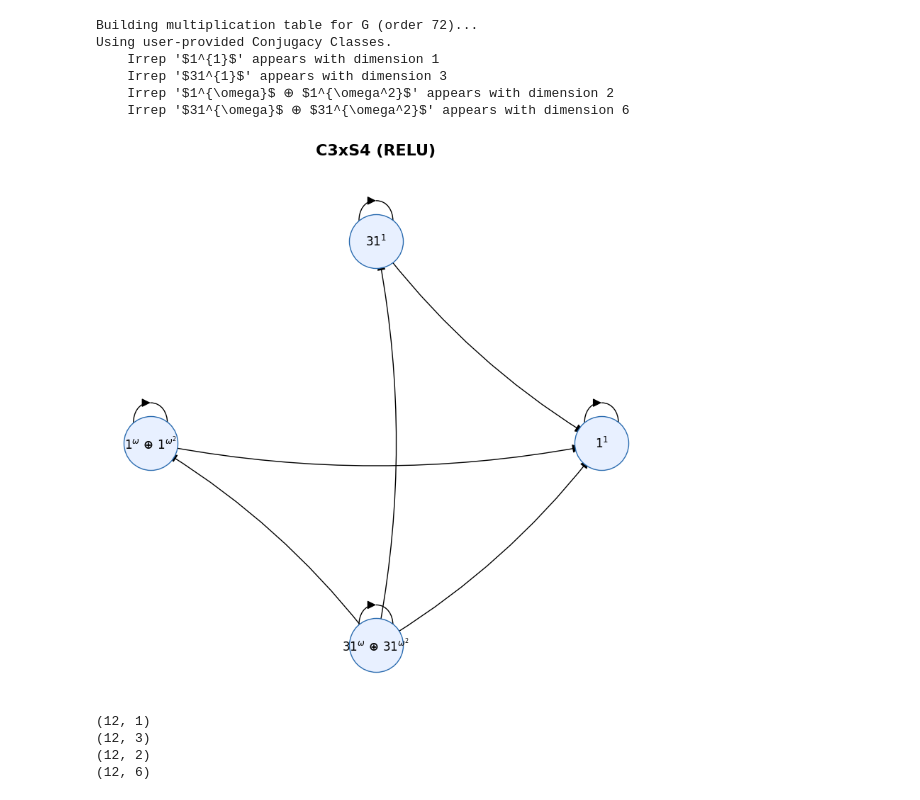
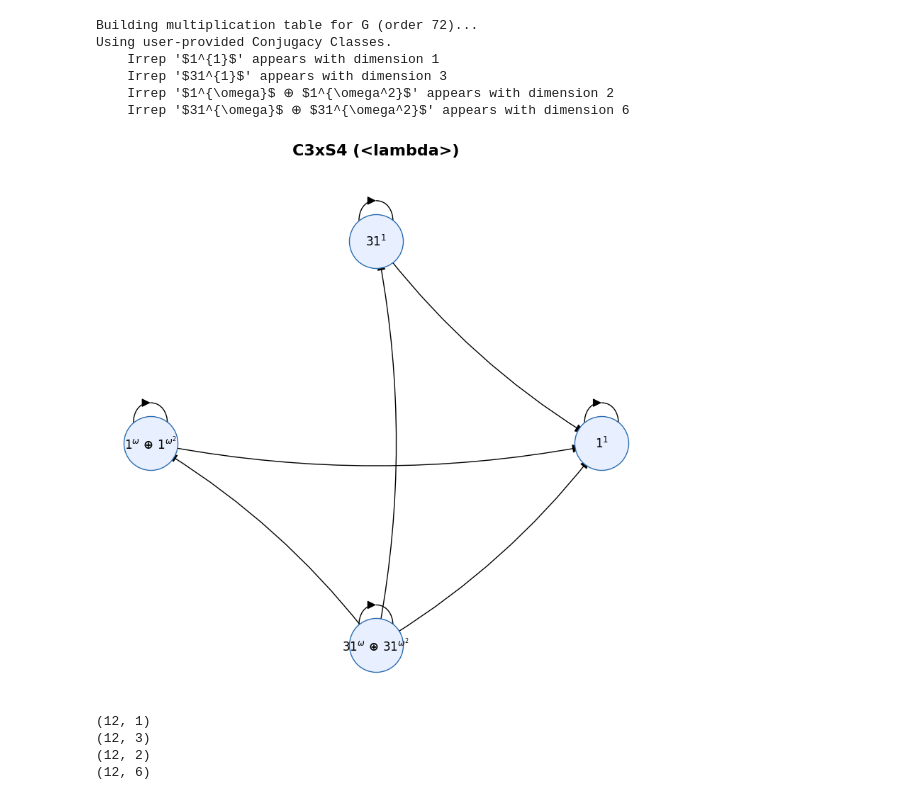
Before and after one commit to ManiShayestehfar/Masters, a Jupyter notebook: equivarient_NN/finite_groups/C3_X_S4_S3.ipynb, the cells around one changed output. Drawn from its saved outputs; the diff is of its cells as text; code cells hidden in the pictures.

```diff
--- a/equivarient_NN/finite_groups/C3_X_S4_S3.ipynb
+++ b/equivarient_NN/finite_groups/C3_X_S4_S3.ipynb
@@ -291,7 +291,7 @@ def build_irrep_mats(G: FiniteGroup):
 
     return irrep_mats
 # %%
-activation_fn = RELU
+activation_fn = lambda x: x**2 + 2*x + 3
 
 # --- RUN --- #
 
@@ -299,34 +299,34 @@ elements, mult_func = define_group()
 classes_data = define_conjugacy_classes()
 
 G = FiniteGroup(elements, mult_func, classes=classes_data)
 
 # H = Stabilizer of '3' in S4 component, Trivial in C3 component
 H_elements = define_subgroup(G)
 solver = InducedRepSolver(G)
 solver.set_subgroup(H_elements)
 
 char_map, labels = define_character_table()
 solver.load_character_table(char_map, labels=labels)
 
 irrep_mats = build_irrep_mats(G)
 solver.load_irrep_matrices(irrep_mats)
 solver.compute_projectors(refine=False)
 
 for label, Q in solver.Qblocks.items():
     if Q.shape[1] > 0:
         print(f"    Irrep '{label}' appears with dimension {Q.shape[1]}")
 
 
 graph = solver.build_interaction_graph(activation_fn=activation_fn)
 solver.visualise_interaction_graph(graph, activation_fn=activation_fn, group_name="C3xS4", node_size=3000)
 # %% [output]
 Building multiplication table for G (order 72)...
 Using user-provided Conjugacy Classes.
     Irrep '$1^{1}$' appears with dimension 1
     Irrep '$31^{1}$' appears with dimension 3
     Irrep '$1^{\omega}$ ⊕ $1^{\omega^2}$' appears with dimension 2
     Irrep '$31^{\omega}$ ⊕ $31^{\omega^2}$' appears with dimension 6
-[figure, old version]
+[figure, new version]
 # %%
 
 for Q in {key: value for key, value in solver.Qblocks.items() if not value.shape[0] == 0}.values():
```
Also changed, not shown: parts of 1 cell of this notebook, 1 other file.
